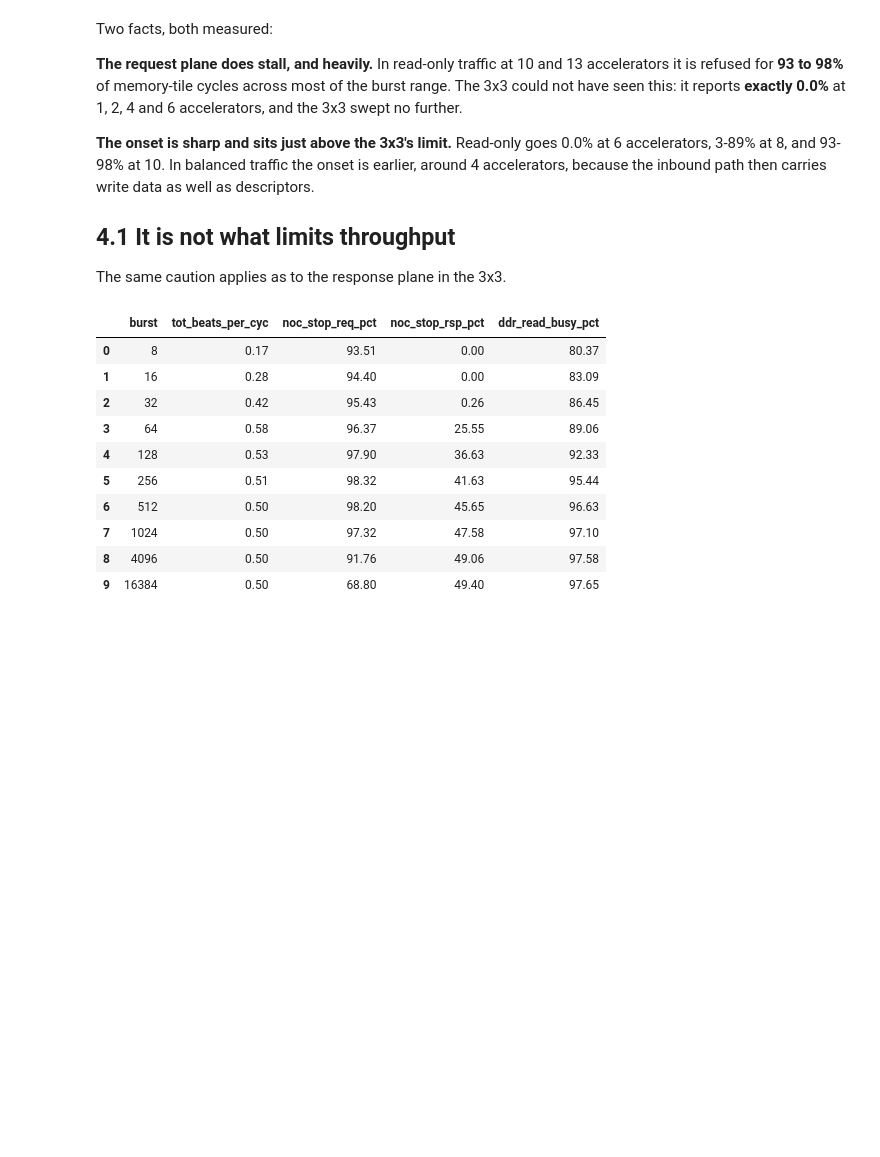
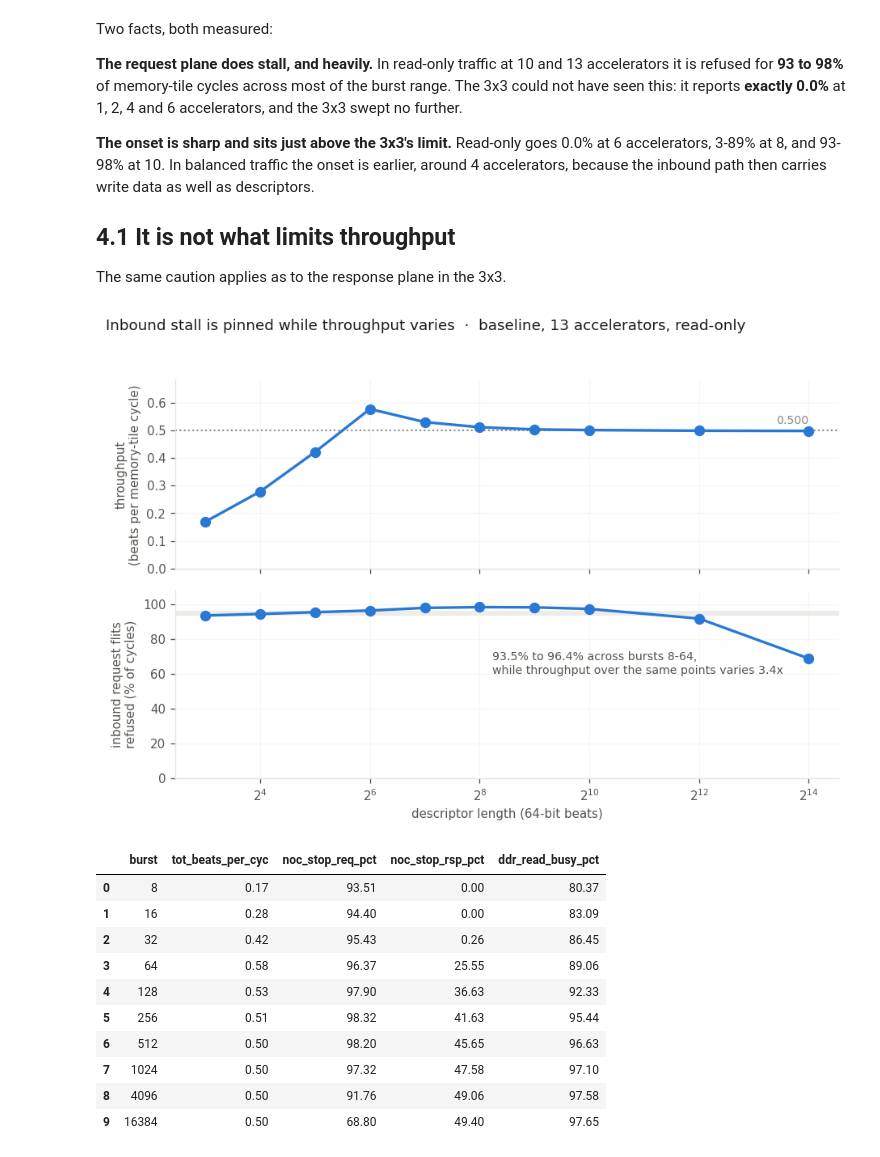
Before and after one commit to eugeniomuscinelli/esp-mem-characterization, a Jupyter notebook: characterization_report_4x4.ipynb, the cells around one changed output. Cells and saved outputs as stored; diff of their text form; code cells hidden in the pictures; blank space fills up the shorter version.

```diff
--- a/characterization_report_4x4.ipynb
+++ b/characterization_report_4x4.ipynb
@@ -337,6 +347,11 @@ accelerators, 3-89% at 8, and 93-98% at 10. In balanced traffic the onset is ear
 ## 4.1 It is not what limits throughput
 
 The same caution applies as to the response plane in the 3x3.
+# %%
+fig = cl.plot_inbound_not_the_limit(arms)
+plt.show()
+# %% [output]
+[figure, added]
 # %%
 s = g[(g.arm == "baseline_ot1_gate0") & (g.rd == 1) & (g.wr == 0) & (g.n_active == 13)]
 display(s[["burst", "tot_beats_per_cyc", "noc_stop_req_pct", "noc_stop_rsp_pct",
```
Also changed, not shown: parts of 4 cells of this notebook, 1 other file.
